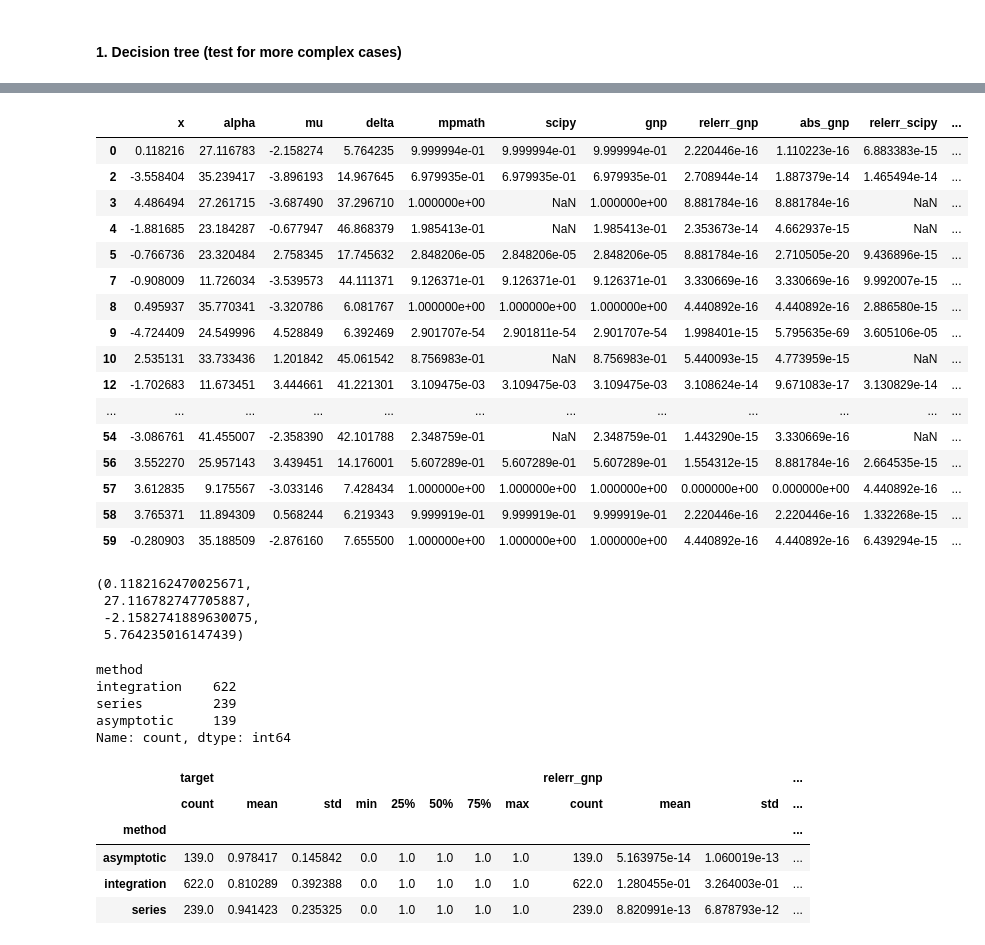
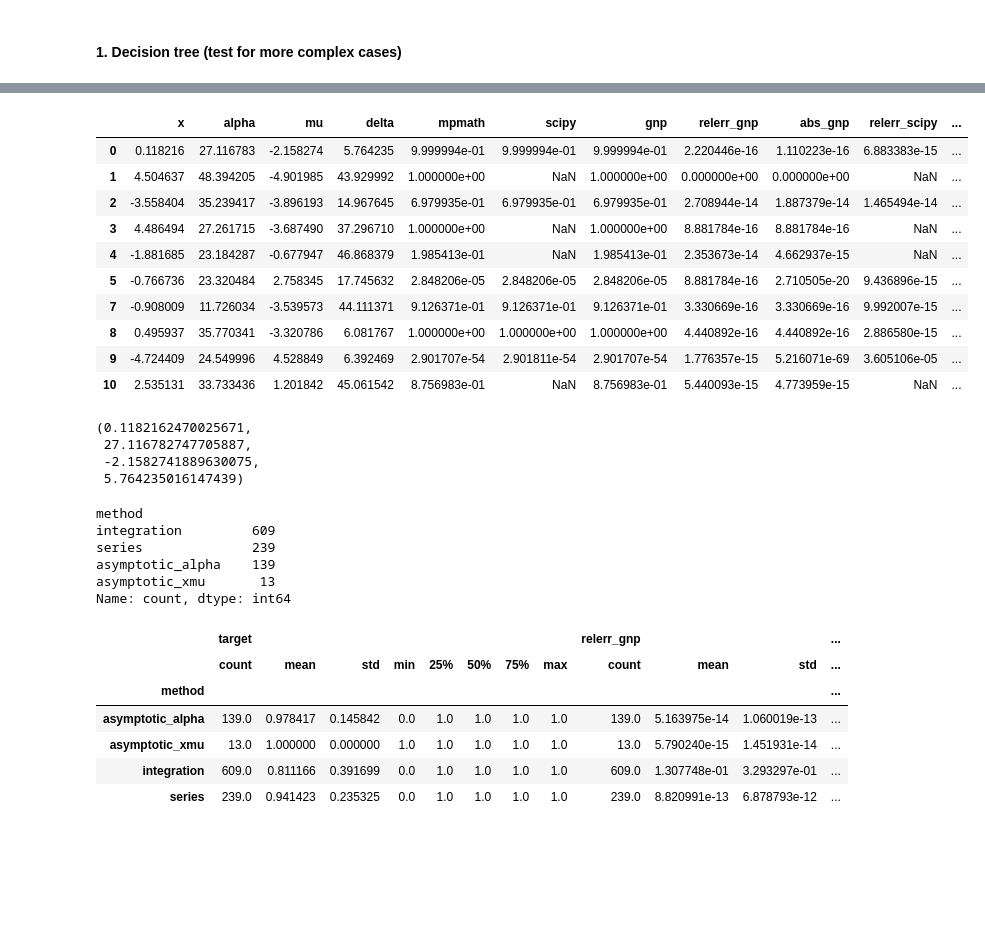
Before and after one commit to guillermo-navas-palencia/normal-inverse-gaussian, a Jupyter notebook: test_accuracy/test_case_beta_eq_zero.ipynb, the cells around one changed output, grey strips where cells are left out. Drawn from its saved outputs; the diff is of its cells as text; code cells hidden in the pictures; blank space fills up the shorter version.

```diff
--- a/test_accuracy/test_case_beta_eq_zero.ipynb
+++ b/test_accuracy/test_case_beta_eq_zero.ipynb
@@ -178,37 +179,35 @@ df['aw'] = df['alpha'] * df['omega']
 df['xmu'] = df['x'] - df['mu']
 df['xmu2'] = df['xmu'] ** 2
 df['aow'] = df['alpha'] / df['omega']
+df['woa'] = df['omega'] / df['alpha']
 df['da'] = df['delta'] * df['alpha']
 # %%
 df['method'] = 'integration'
 
-criteria_asymp = (df['xmu2'] <= 2.5) & (df['da'] >= 150) & (df['alpha'] >= 5)
-df.loc[criteria_asymp, 'method'] = 'asymptotic'
+criteria_asymp_xmu = (df['xmu2'] >= 70) & (df['aow'] >= 1.0)
+df.loc[criteria_asymp_xmu, 'method'] = 'asymptotic_xmu'
+
+criteria_asymp_a = (df['xmu2'] <= 2.5) & (df['da'] >= 150) & (df['alpha'] >= 5)
+df.loc[criteria_asymp_a, 'method'] = 'asymptotic_alpha'
 
 criteria1 = (df['xmu'].abs() <= 20) & (df['aow'] <= 0.25)
 criteria2 = (df['xmu2'] <= 1.25) & (df['aw'] <= 750)
 
 df.loc[criteria1 | criteria2, 'method'] = 'series'
 # %%
-df[df['target'] == 1].head(50)
+df[df['target'] == 1].head(10)
 # %% [output]
 |  | x | alpha | mu | delta | mpmath | scipy | gnp | relerr_gnp | abs_gnp | relerr_scipy | ... |
 | 0 | 0.118216 | 27.116783 | -2.158274 | 5.764235 | 9.999994e-01 | 9.999994e-01 | 9.999994e-01 | 2.220446e-16 | 1.110223e-16 | 6.883383e-15 | ... |
+| 1 | 4.504637 | 48.394205 | -4.901985 | 43.929992 | 1.000000e+00 | NaN | 1.000000e+00 | 0.000000e+00 | 0.000000e+00 | NaN | ... |
 | 2 | -3.558404 | 35.239417 | -3.896193 | 14.967645 | 6.979935e-01 | 6.979935e-01 | 6.979935e-01 | 2.708944e-14 | 1.887379e-14 | 1.465494e-14 | ... |
 | 3 | 4.486494 | 27.261715 | -3.687490 | 37.296710 | 1.000000e+00 | NaN | 1.000000e+00 | 8.881784e-16 | 8.881784e-16 | NaN | ... |
 | 4 | -1.881685 | 23.184287 | -0.677947 | 46.868379 | 1.985413e-01 | NaN | 1.985413e-01 | 2.353673e-14 | 4.662937e-15 | NaN | ... |
 | 5 | -0.766736 | 23.320484 | 2.758345 | 17.745632 | 2.848206e-05 | 2.848206e-05 | 2.848206e-05 | 8.881784e-16 | 2.710505e-20 | 9.436896e-15 | ... |
 | 7 | -0.908009 | 11.726034 | -3.539573 | 44.111371 | 9.126371e-01 | 9.126371e-01 | 9.126371e-01 | 3.330669e-16 | 3.330669e-16 | 9.992007e-15 | ... |
 | 8 | 0.495937 | 35.770341 | -3.320786 | 6.081767 | 1.000000e+00 | 1.000000e+00 | 1.000000e+00 | 4.440892e-16 | 4.440892e-16 | 2.886580e-15 | ... |
-| 9 | -4.724409 | 24.549996 | 4.528849 | 6.392469 | 2.901707e-54 | 2.901811e-54 | 2.901707e-54 | 1.998401e-15 | 5.795635e-69 | 3.605106e-05 | ... |
+| 9 | -4.724409 | 24.549996 | 4.528849 | 6.392469 | 2.901707e-54 | 2.901811e-54 | 2.901707e-54 | 1.776357e-15 | 5.216071e-69 | 3.605106e-05 | ... |
 | 10 | 2.535131 | 33.733436 | 1.201842 | 45.061542 | 8.756983e-01 | NaN | 8.756983e-01 | 5.440093e-15 | 4.773959e-15 | NaN | ... |
-| 12 | -1.702683 | 11.673451 | 3.444661 | 41.221301 | 3.109475e-03 | 3.109475e-03 | 3.109475e-03 | 3.108624e-14 | 9.671083e-17 | 3.130829e-14 | ... |
-| ... | ... | ... | ... | ... | ... | ... | ... | ... | ... | ... | ... |
-| 54 | -3.086761 | 41.455007 | -2.358390 | 42.101788 | 2.348759e-01 | NaN | 2.348759e-01 | 1.443290e-15 | 3.330669e-16 | NaN | ... |
-| 56 | 3.552270 | 25.957143 | 3.439451 | 14.176001 | 5.607289e-01 | 5.607289e-01 | 5.607289e-01 | 1.554312e-15 | 8.881784e-16 | 2.664535e-15 | ... |
-| 57 | 3.612835 | 9.175567 | -3.033146 | 7.428434 | 1.000000e+00 | 1.000000e+00 | 1.000000e+00 | 0.000000e+00 | 0.000000e+00 | 4.440892e-16 | ... |
-| 58 | 3.765371 | 11.894309 | 0.568244 | 6.219343 | 9.999919e-01 | 9.999919e-01 | 9.999919e-01 | 2.220446e-16 | 2.220446e-16 | 1.332268e-15 | ... |
-| 59 | -0.280903 | 35.188509 | -2.876160 | 7.655500 | 1.000000e+00 | 1.000000e+00 | 1.000000e+00 | 4.440892e-16 | 4.440892e-16 | 6.439294e-15 | ... |
 # %%
 x, alpha, mu, delta = df[df['target'] == 1].head(1)[['x', 'alpha', 'mu', 'delta']].values[0]
 # %%
@@ -222,9 +221,10 @@ x, alpha, mu, delta
 df['method'].value_counts()
 # %% [output]
 method
-integration    622
-series         239
-asymptotic     139
+integration         609
+series              239
+asymptotic_alpha    139
+asymptotic_xmu       13
 Name: count, dtype: int64
 # %%
 df.groupby('method')[['target', 'relerr_gnp']].describe()
@@ -232,8 +232,9 @@ df.groupby('method')[['target', 'relerr_gnp']].describe()
 |  | target |  |  |  |  |  |  |  | relerr_gnp |  |  | ... |
 |  | count | mean | std | min | 25% | 50% | 75% | max | count | mean | std | ... |
 | method |  |  |  |  |  |  |  |  |  |  |  | ... |
-| asymptotic | 139.0 | 0.978417 | 0.145842 | 0.0 | 1.0 | 1.0 | 1.0 | 1.0 | 139.0 | 5.163975e-14 | 1.060019e-13 | ... |
-| integration | 622.0 | 0.810289 | 0.392388 | 0.0 | 1.0 | 1.0 | 1.0 | 1.0 | 622.0 | 1.280455e-01 | 3.264003e-01 | ... |
+| asymptotic_alpha | 139.0 | 0.978417 | 0.145842 | 0.0 | 1.0 | 1.0 | 1.0 | 1.0 | 139.0 | 5.163975e-14 | 1.060019e-13 | ... |
+| asymptotic_xmu | 13.0 | 1.000000 | 0.000000 | 1.0 | 1.0 | 1.0 | 1.0 | 1.0 | 13.0 | 5.790240e-15 | 1.451931e-14 | ... |
+| integration | 609.0 | 0.811166 | 0.391699 | 0.0 | 1.0 | 1.0 | 1.0 | 1.0 | 609.0 | 1.307748e-01 | 3.293297e-01 | ... |
 | series | 239.0 | 0.941423 | 0.235325 | 0.0 | 1.0 | 1.0 | 1.0 | 1.0 | 239.0 | 8.820991e-13 | 6.878793e-12 | ... |
 # %%
 df_integration = df[mask_err & (df['method'] == 'integration')]
```
Also changed, not shown: parts of 25 cells of this notebook, 5 other files.
